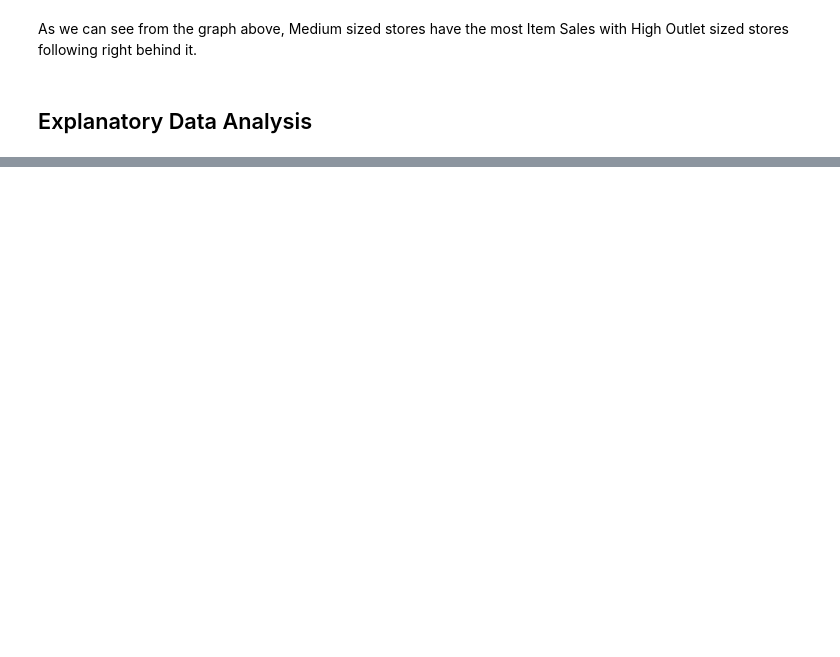
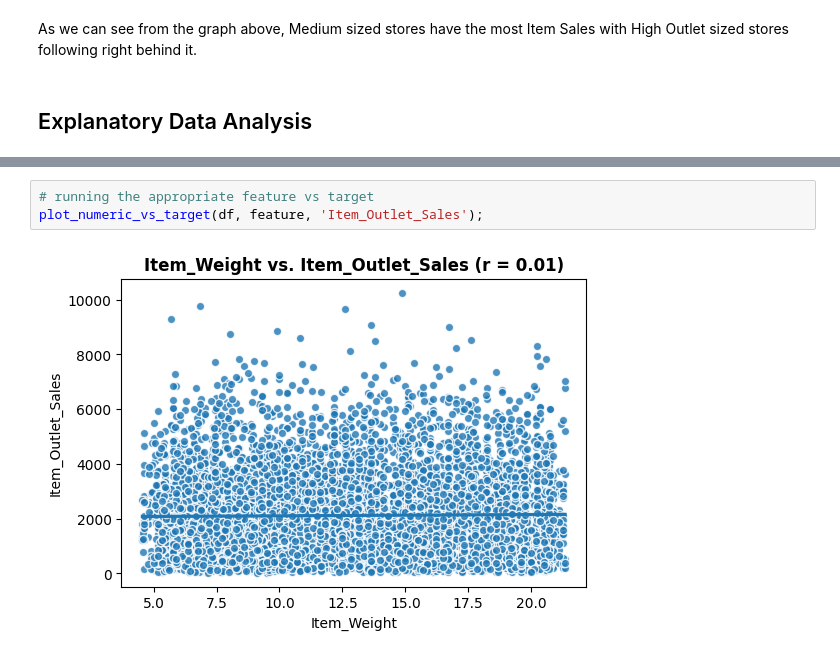
Before and after one commit to chrishunt11/Sales-Prediction-Model, a Jupyter notebook: Prediction_of_Product_Sales.ipynb, the cells around one changed output, grey strips where cells are left out. Drawn from its saved outputs; the diff is of its cells as text; blank space fills up the shorter version.

```diff
--- a/Prediction_of_Product_Sales.ipynb
+++ b/Prediction_of_Product_Sales.ipynb
@@ -589,0 +804,5 @@ As we can see from the graph above, Medium sized stores have the most Item Sales
+# %%
+# running the appropriate feature vs target
+plot_numeric_vs_target(df, feature, 'Item_Outlet_Sales');
+# %% [output]
+[figure, added]
```
Also changed, not shown: parts of 83 cells of this notebook.
